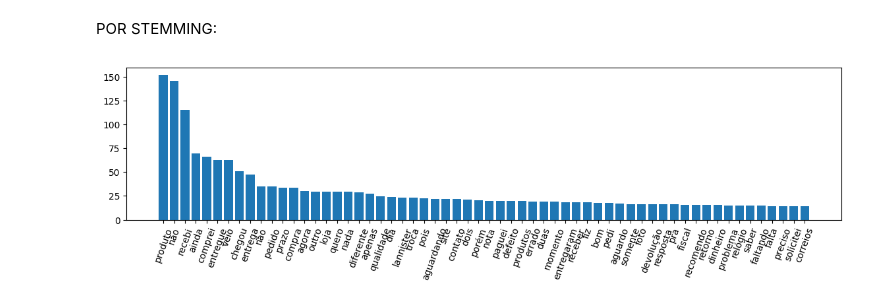
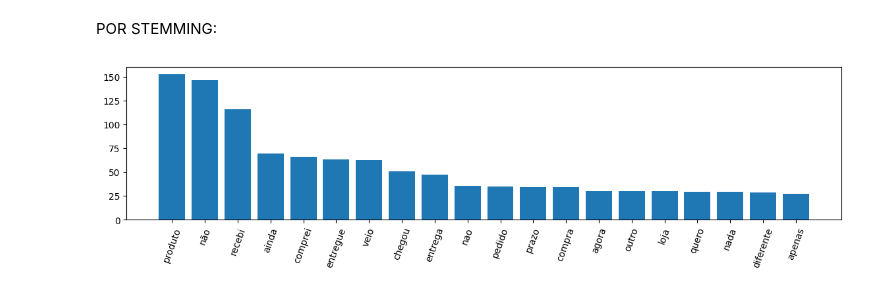
Before and after one commit to JorasOliveira/nlp_prova_assincrona, a Jupyter notebook: jupyter.ipynb, the cells around one changed output. Saved outputs shown, nothing was run; the diff lists cells and outputs as text; code cells hidden in the pictures.

```diff
--- a/jupyter.ipynb
+++ b/jupyter.ipynb
@@ -143,29 +143,29 @@ POR STEMMING:
 # %%
 #stemmer = SnowballStemmer("portuguese")
 # reviews = [s for s in filtered_df['review_comment_message']]
 # for n in tqdm(range (len(reviews))):
 #     reviews[n] = " ".join([stemmer.stem(p) for p in reviews[n].lower().split()])
 
 lemmatizer = WordNetLemmatizer()
 reviews = [s for s in filtered_df['review_comment_message']]
 for n in tqdm(range (len(reviews))):
     reviews[n] = " ".join([lemmatizer.lemmatize(p) for p in reviews[n].split()])
 
 vectorizer = TfidfVectorizer(max_features=5000, stop_words = list(stopwords), binary=True)
 # x = vectorizer.fit_transform(reviews)
 x = vectorizer.fit_transform(filtered_df['review_comment_message'])
 x = np.sum(x, axis=0)
 
 tuplas = [ (x[0,vectorizer.vocabulary_[i]], i) for i in vectorizer.vocabulary_.keys() ]
 tuplas_ordenadas = sorted(tuplas, reverse=True) # reverse=True pede uma ordenação em ordem decrescente
 palavras = [ t[1] for t in tuplas_ordenadas ]
 contagens = [ t[0] for t in tuplas_ordenadas ]
 
-n_palavras = 60
+n_palavras = 20
 eixo_x = np.arange(n_palavras)
 plt.figure(figsize=(14,3))
 plt.bar(eixo_x[0:n_palavras], contagens[0:n_palavras])
 plt.xticks(eixo_x[0:n_palavras], palavras[0:n_palavras], rotation=70)
 plt.show()
 # %% [output]
-[figure, old version]
+[figure, new version]
```
Also changed, not shown: parts of 3 cells of this notebook.
